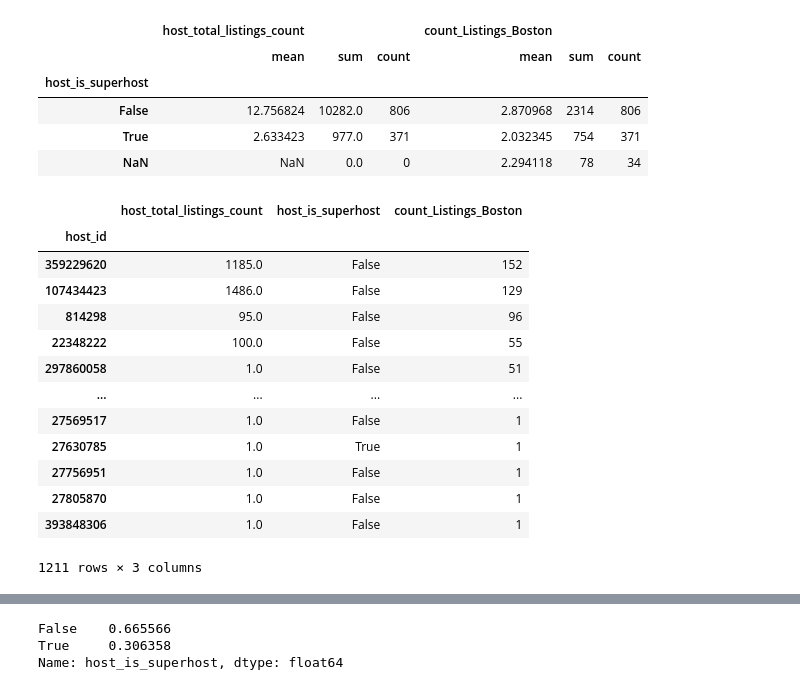
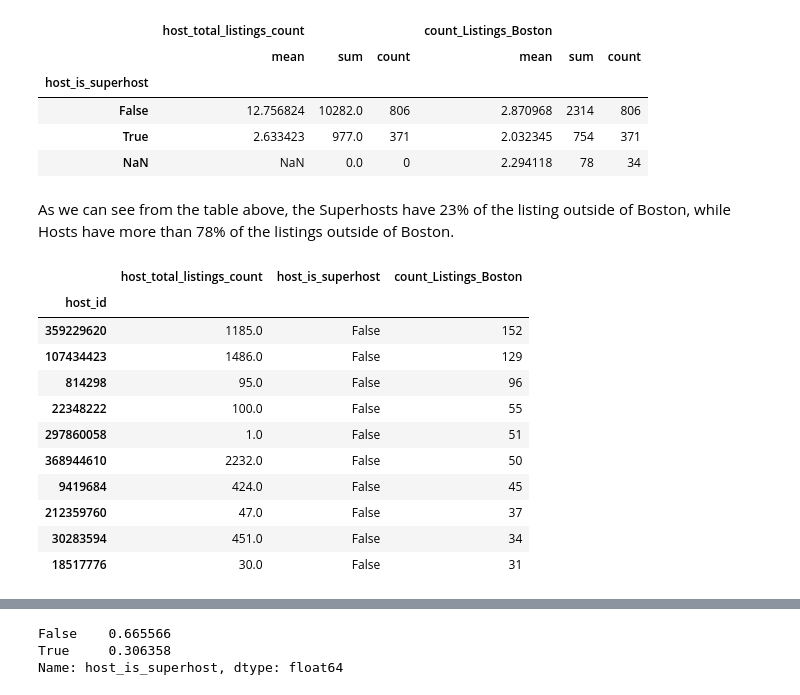
Before and after one commit to GuiOli91/Airbnb_2021Boston, a Jupyter notebook: Airbnb_Exploratory.ipynb, the cells around one changed output, grey strips where cells are left out. Cells and saved outputs as stored; diff of their text form; code cells hidden in the pictures.

```diff
--- a/Airbnb_Exploratory.ipynb
+++ b/Airbnb_Exploratory.ipynb
@@ -182,20 +395,20 @@ host_listing.groupby('host_is_superhost', dropna= False).agg({'host_total_listin
 | False | 12.756824 | 10282.0 | 806 | 2.870968 | 2314 | 806 |
 | True | 2.633423 | 977.0 | 371 | 2.032345 | 754 | 371 |
 | NaN | NaN | 0.0 | 0 | 2.294118 | 78 | 34 |
+# %% [markdown]
+As we can see from the table above, the Superhosts have 23% of the listing outside of Boston, while Hosts have more than 78% of the listings outside of Boston.
 # %%
-host_listing.sort_values('count_Listings_Boston', ascending=False)
+host_listing.sort_values('count_Listings_Boston', ascending=False).head(10)
 # %% [output]
 |  | host_total_listings_count | host_is_superhost | count_Listings_Boston |
 | host_id |  |  |  |
 | 359229620 | 1185.0 | False | 152 |
 | 107434423 | 1486.0 | False | 129 |
 | 814298 | 95.0 | False | 96 |
 | 22348222 | 100.0 | False | 55 |
 | 297860058 | 1.0 | False | 51 |
-| ... | ... | ... | ... |
-| 27569517 | 1.0 | False | 1 |
-| 27630785 | 1.0 | True | 1 |
-| 27756951 | 1.0 | False | 1 |
-| 27805870 | 1.0 | False | 1 |
-| 393848306 | 1.0 | False | 1 |
+| 368944610 | 2232.0 | False | 50 |
+| 9419684 | 424.0 | False | 45 |
+| 212359760 | 47.0 | False | 37 |
+| 30283594 | 451.0 | False | 34 |
+| 18517776 | 30.0 | False | 31 |
-1211 rows × 3 columns
```
Also changed, not shown: parts of 90 cells of this notebook.
